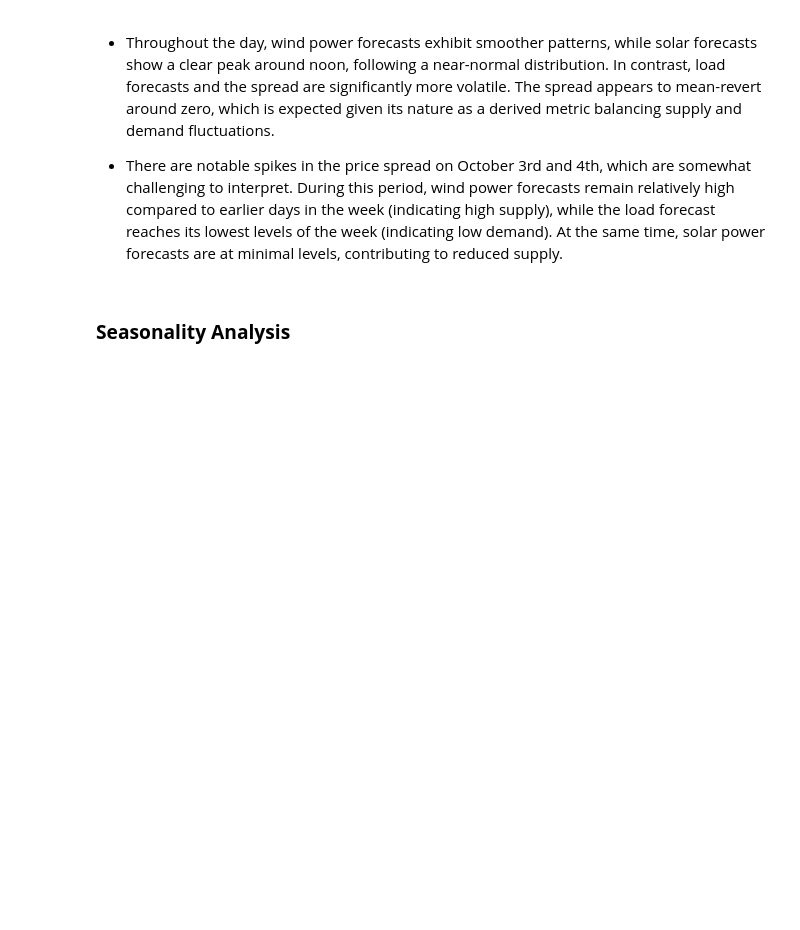
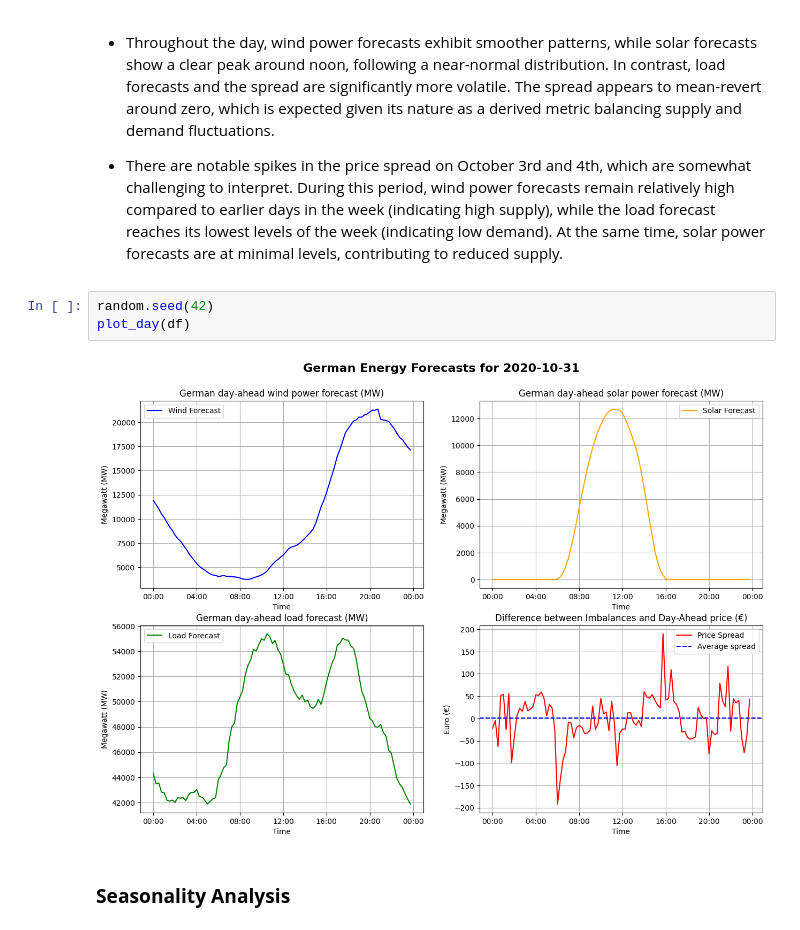
Before and after one commit to anthonymakarewicz/algo-electricity-trading, a Jupyter notebook: main.ipynb, the cells around one changed output. Cells and saved outputs as stored; diff of their text form; blank space fills up the shorter version.

```diff
--- a/main.ipynb
+++ b/main.ipynb
@@ -233,6 +217,11 @@ plot_week(df, plot_configs)
 - Throughout the day, wind power forecasts exhibit smoother patterns, while solar forecasts show a clear peak around noon, following a near-normal distribution. In contrast, load forecasts and the spread are significantly more volatile. The spread appears to mean-revert around zero, which is expected given its nature as a derived metric balancing supply and demand fluctuations.
 
 - There are notable spikes in the price spread on October 3rd and 4th, which are somewhat challenging to interpret. During this period, wind power forecasts remain relatively high compared to earlier days in the week (indicating high supply), while the load forecast reaches its lowest levels of the week (indicating low demand). At the same time, solar power forecasts are at minimal levels, contributing to reduced supply.
+# %%
+random.seed(42)
+plot_day(df)
+# %% [output]
+[figure, added]
 # %% [markdown]
 ### **Seasonality Analysis**
 # %% [markdown]
```
Also changed, not shown: parts of 60 cells of this notebook.
